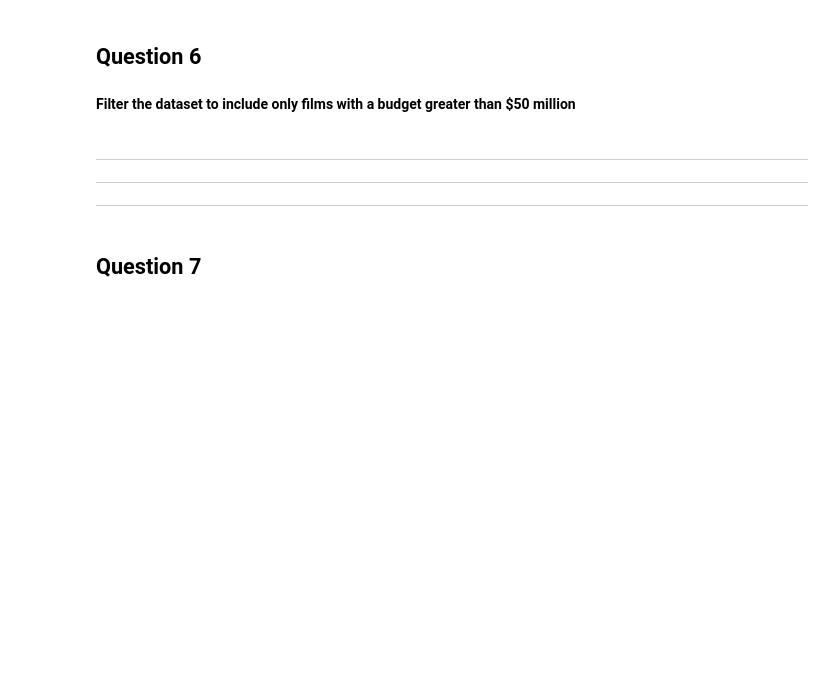
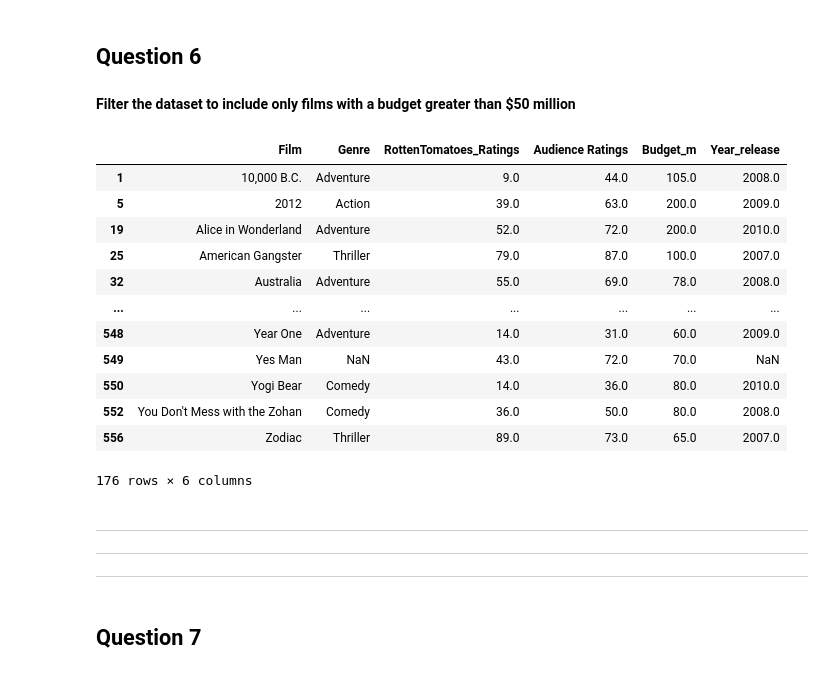
Before and after one commit to radtothebone/data-science-3401, a Jupyter notebook: Labs/Herrera_Christian_Lab10.ipynb, the cells around one changed output. Drawn from its saved outputs; the diff is of its cells as text; code cells hidden in the pictures; blank space fills up the shorter version.

```diff
--- a/Labs/Herrera_Christian_Lab10.ipynb
+++ b/Labs/Herrera_Christian_Lab10.ipynb
@@ -121,6 +180,22 @@
 ## **Question 6**
 # %% [markdown]
 **Filter the dataset to include only films with a budget greater than $50 million**
+# %%
+df[df['Budget_m'] > 50]
+# %% [output]
+|  | Film | Genre | RottenTomatoes_Ratings | Audience Ratings | Budget_m | Year_release |
+| 1 | 10,000 B.C. | Adventure | 9.0 | 44.0 | 105.0 | 2008.0 |
+| 5 | 2012 | Action | 39.0 | 63.0 | 200.0 | 2009.0 |
+| 19 | Alice in Wonderland | Adventure | 52.0 | 72.0 | 200.0 | 2010.0 |
+| 25 | American Gangster | Thriller | 79.0 | 87.0 | 100.0 | 2007.0 |
+| 32 | Australia | Adventure | 55.0 | 69.0 | 78.0 | 2008.0 |
+| ... | ... | ... | ... | ... | ... | ... |
+| 548 | Year One | Adventure | 14.0 | 31.0 | 60.0 | 2009.0 |
+| 549 | Yes Man | NaN | 43.0 | 72.0 | 70.0 | NaN |
+| 550 | Yogi Bear | Comedy | 14.0 | 36.0 | 80.0 | 2010.0 |
+| 552 | You Don't Mess with the Zohan | Comedy | 36.0 | 50.0 | 80.0 | 2008.0 |
+| 556 | Zodiac | Thriller | 89.0 | 73.0 | 65.0 | 2007.0 |
+176 rows × 6 columns
 # %% [markdown]
 
 
```
Also changed, not shown: parts of 13 cells of this notebook, 4 other files.
